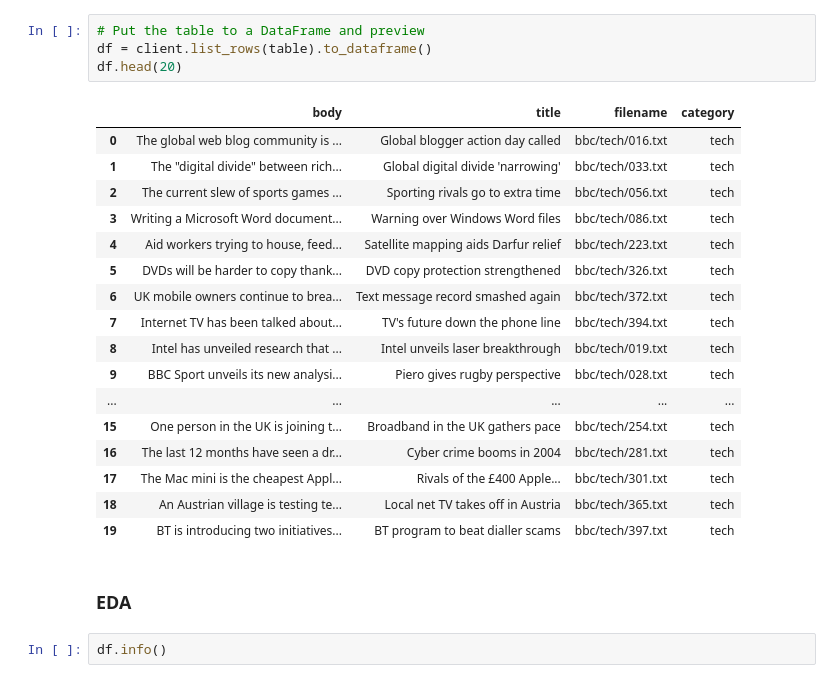
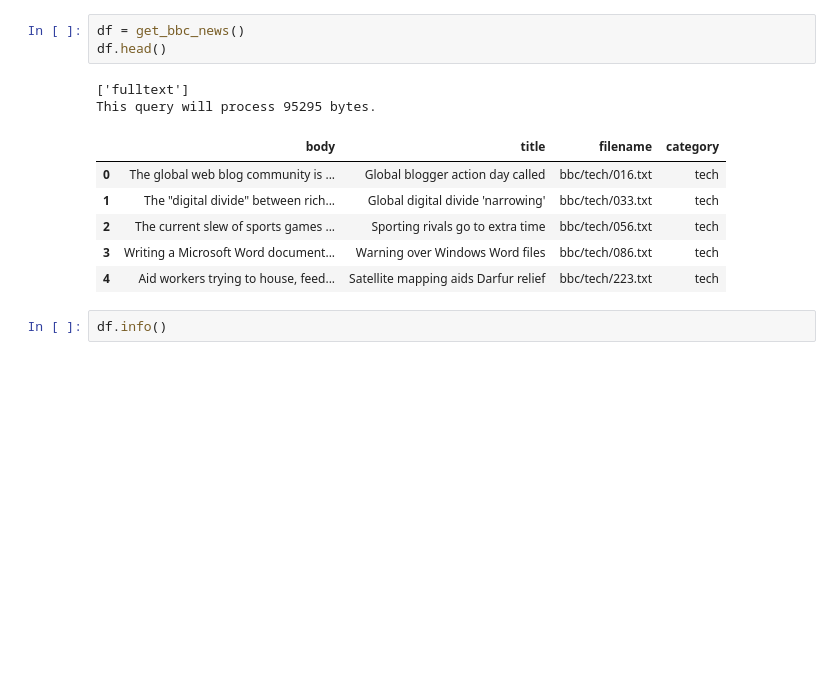
Before and after one commit to AnnaVerbytska/BBC-News, a Jupyter notebook: notebooks/EDA.ipynb, the cells around one changed output. Cells and saved outputs as stored; diff of their text form; blank space fills up the shorter version.

```diff
--- a/notebooks/EDA.ipynb
+++ b/notebooks/EDA.ipynb
@@ -79,27 +17,15 @@ safe_query_job.to_dataframe()
-# %%
-# Put the table to a DataFrame and preview
-df = client.list_rows(table).to_dataframe()
-df.head(20)
-# %% [output]
-|  | body | title | filename | category |
-| 0 | The global web blog community is ... | Global blogger action day called | bbc/tech/016.txt | tech |
-| 1 | The "digital divide" between rich... | Global digital divide 'narrowing' | bbc/tech/033.txt | tech |
-| 2 | The current slew of sports games ... | Sporting rivals go to extra time | bbc/tech/056.txt | tech |
-| 3 | Writing a Microsoft Word document... | Warning over Windows Word files | bbc/tech/086.txt | tech |
-| 4 | Aid workers trying to house, feed... | Satellite mapping aids Darfur relief | bbc/tech/223.txt | tech |
-| 5 | DVDs will be harder to copy thank... | DVD copy protection strengthened | bbc/tech/326.txt | tech |
-| 6 | UK mobile owners continue to brea... | Text message record smashed again | bbc/tech/372.txt | tech |
-| 7 | Internet TV has been talked about... | TV's future down the phone line | bbc/tech/394.txt | tech |
-| 8 | Intel has unveiled research that ... | Intel unveils laser breakthrough | bbc/tech/019.txt | tech |
-| 9 | BBC Sport unveils its new analysi... | Piero gives rugby perspective | bbc/tech/028.txt | tech |
-| ... | ... | ... | ... | ... |
-| 15 | One person in the UK is joining t... | Broadband in the UK gathers pace | bbc/tech/254.txt | tech |
-| 16 | The last 12 months have seen a dr... | Cyber crime booms in 2004 | bbc/tech/281.txt | tech |
-| 17 | The Mac mini is the cheapest Appl... | Rivals of the £400 Apple... | bbc/tech/301.txt | tech |
-| 18 | An Austrian village is testing te... | Local net TV takes off in Austria | bbc/tech/365.txt | tech |
-| 19 | BT is introducing two initiatives... | BT program to beat dialler scams | bbc/tech/397.txt | tech |
-# %% [markdown]
-### EDA
+# %%
+df = get_bbc_news()
+df.head()
+# %% [output]
+['fulltext']
+This query will process 95295 bytes.
+|  | body | title | filename | category |
+| 0 | The global web blog community is ... | Global blogger action day called | bbc/tech/016.txt | tech |
+| 1 | The "digital divide" between rich... | Global digital divide 'narrowing' | bbc/tech/033.txt | tech |
+| 2 | The current slew of sports games ... | Sporting rivals go to extra time | bbc/tech/056.txt | tech |
+| 3 | Writing a Microsoft Word document... | Warning over Windows Word files | bbc/tech/086.txt | tech |
+| 4 | Aid workers trying to house, feed... | Satellite mapping aids Darfur relief | bbc/tech/223.txt | tech |
 # %%
 df.info()
 # %% [output]
```
Also changed, not shown: parts of 12 cells of this notebook, 4 other files.
